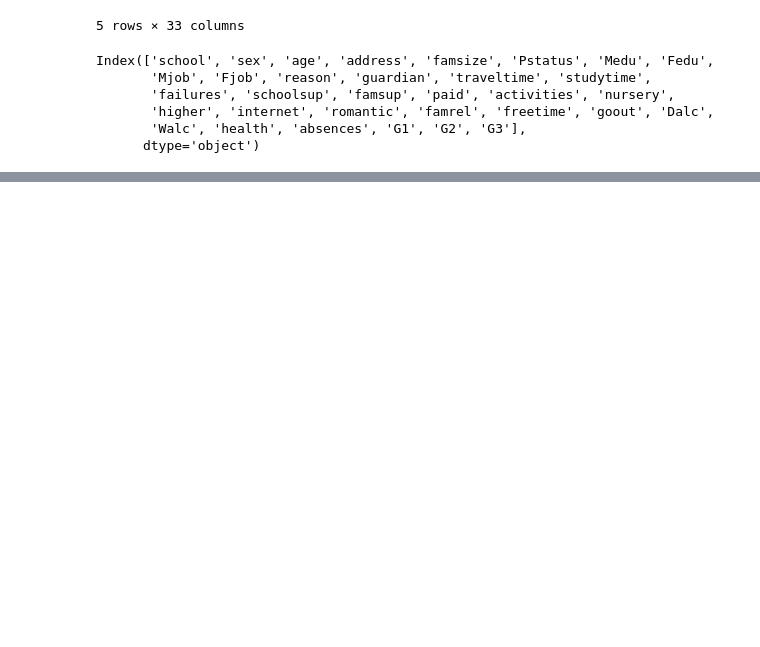
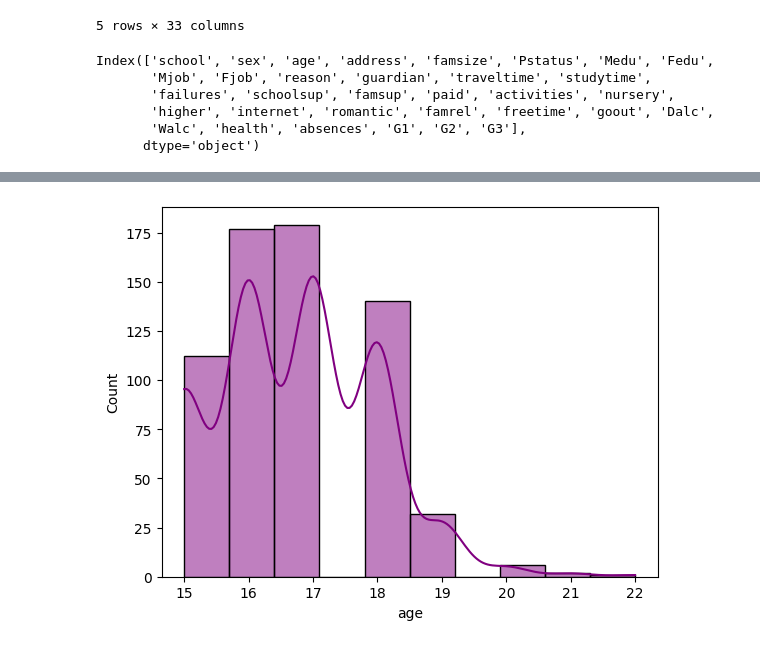
Before and after one commit to Harshadachaudhariii/Student_Performance_Analysis, a Jupyter notebook: student_performance_analysis.ipynb, the cells around one changed output, grey strips where cells are left out. Drawn from its saved outputs; the diff is of its cells as text; code cells hidden in the pictures; blank space fills up the shorter version.

```diff
--- a/student_performance_analysis.ipynb
+++ b/student_performance_analysis.ipynb
@@ -96,0 +163,5 @@ Index(['school', 'sex', 'age', 'address', 'famsize', 'Pstatus', 'Medu', 'Fedu',
+# %%
+sns.histplot(data['age'], bins=10, kde=True, color='purple')
+plt.show()
+# %% [output]
+[figure, added]
```
Also changed, not shown: parts of 41 cells of this notebook.
